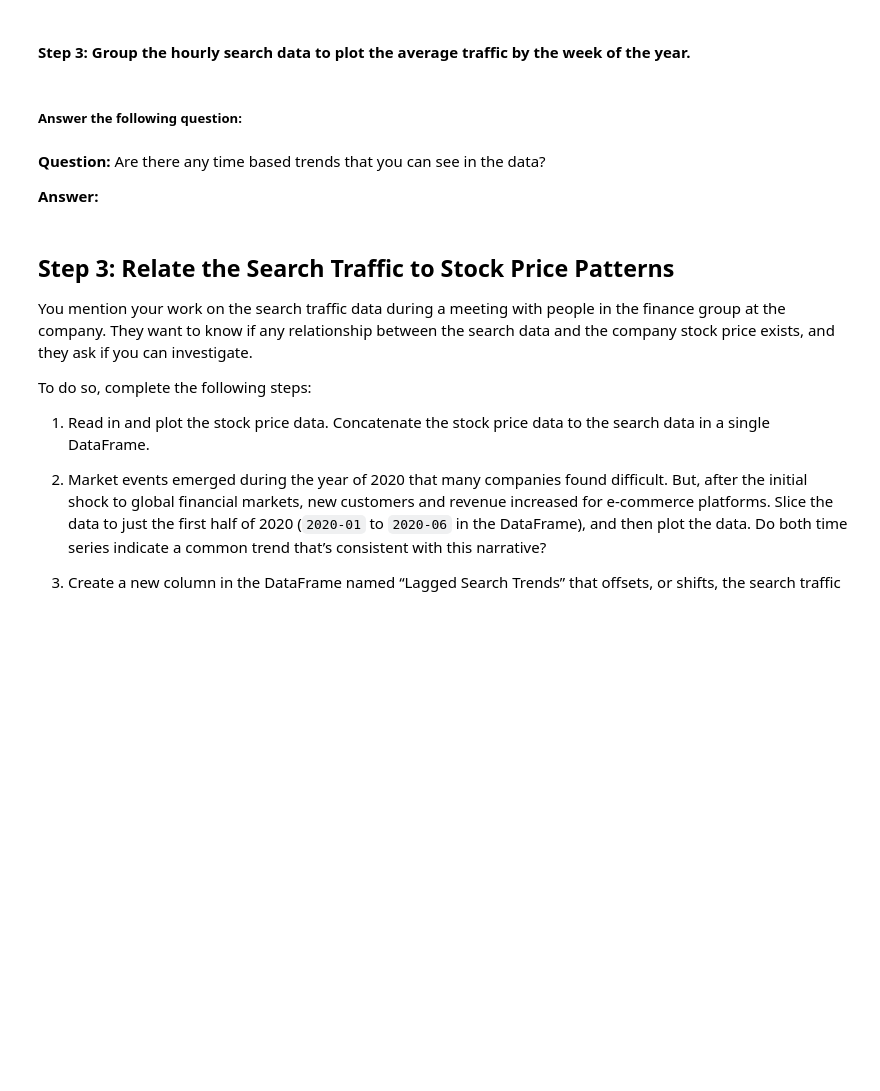
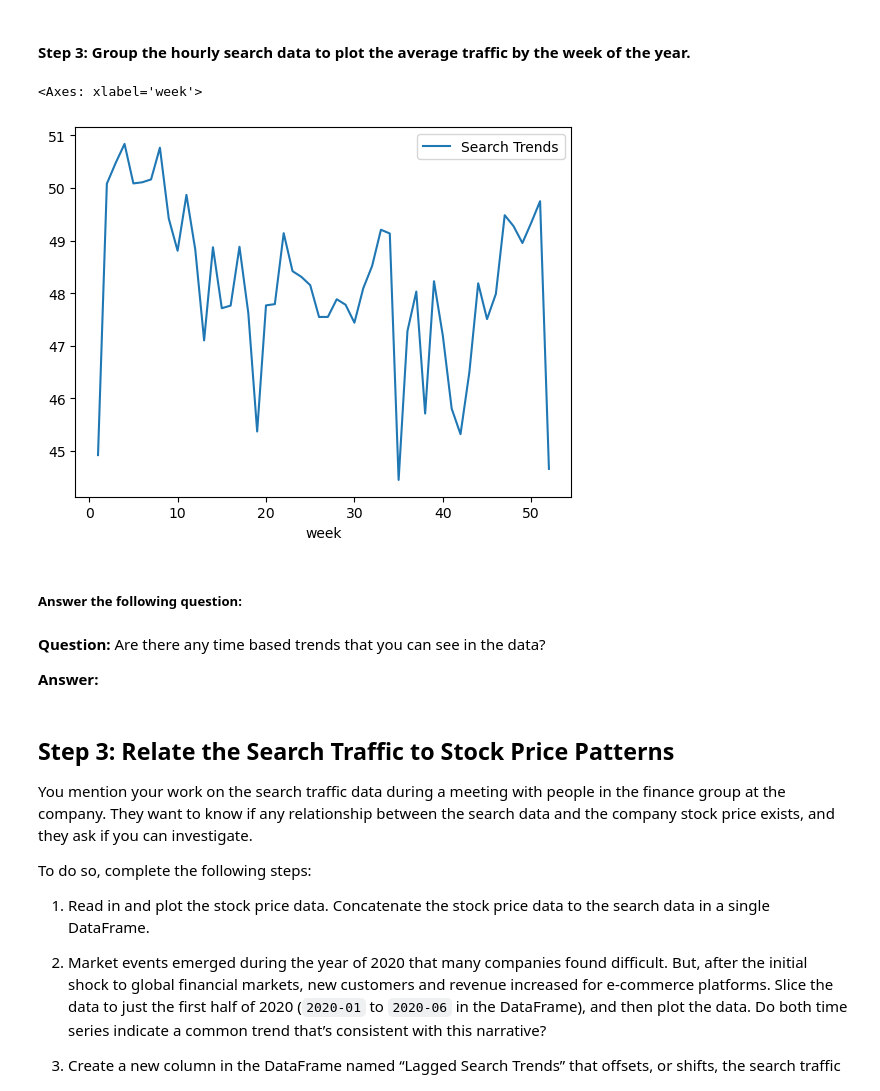
Before and after one commit to rune-encoder/prophet-challenge, a Jupyter notebook: forecasting_net_prophet.ipynb, the cells around one changed output. Saved outputs shown, nothing was run; the diff lists cells and outputs as text; code cells hidden in the pictures; blank space fills up the shorter version.

```diff
--- a/forecasting_net_prophet.ipynb
+++ b/forecasting_net_prophet.ipynb
@@ -166,6 +178,12 @@ To that end, you want to mine the search traffic data for predictable seasonal p
 #### Step 3: Group the hourly search data to plot the average traffic by the week of the year.
 # %%
 # Group the hourly search data to plot the average traffic by the week of the year using `df.index.isocalendar().week`.
+df_mercado_trends.groupby(df_mercado_trends.index.isocalendar().week).mean().plot(
+
+)
+# %% [output]
+<Axes: xlabel='week'>
+[figure, added]
 # %% [markdown]
 ##### Answer the following question:
 # %% [markdown]
```
Also changed, not shown: parts of 4 cells of this notebook.
